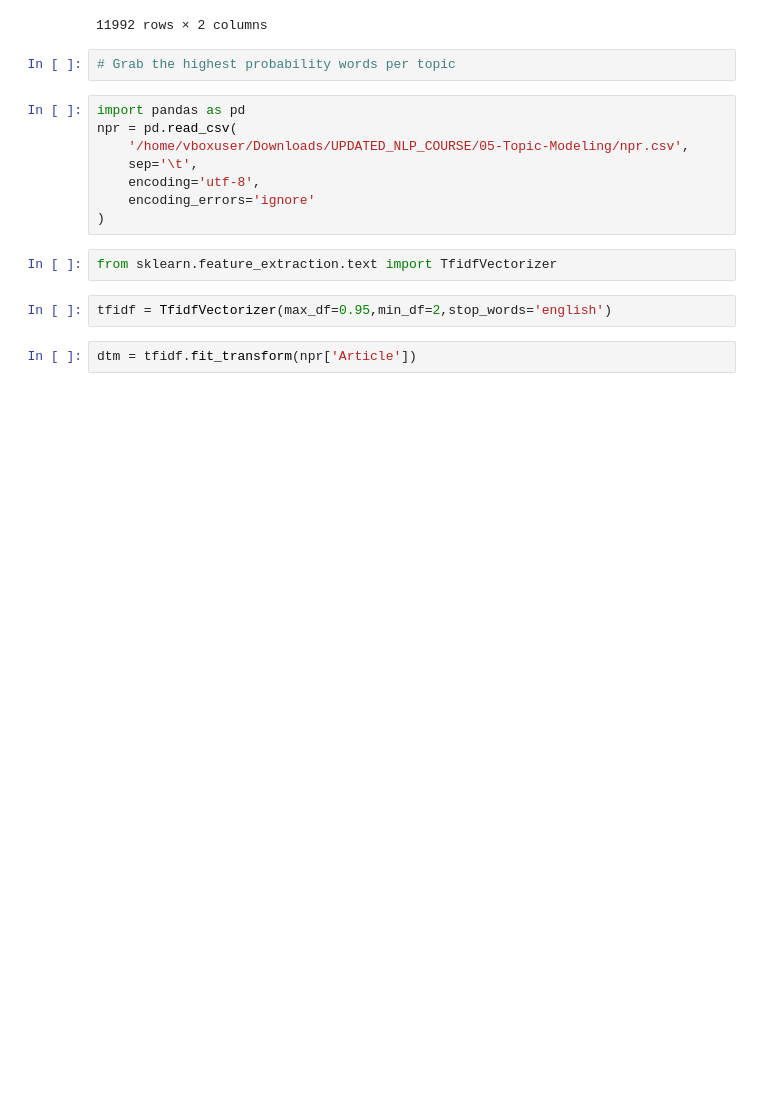
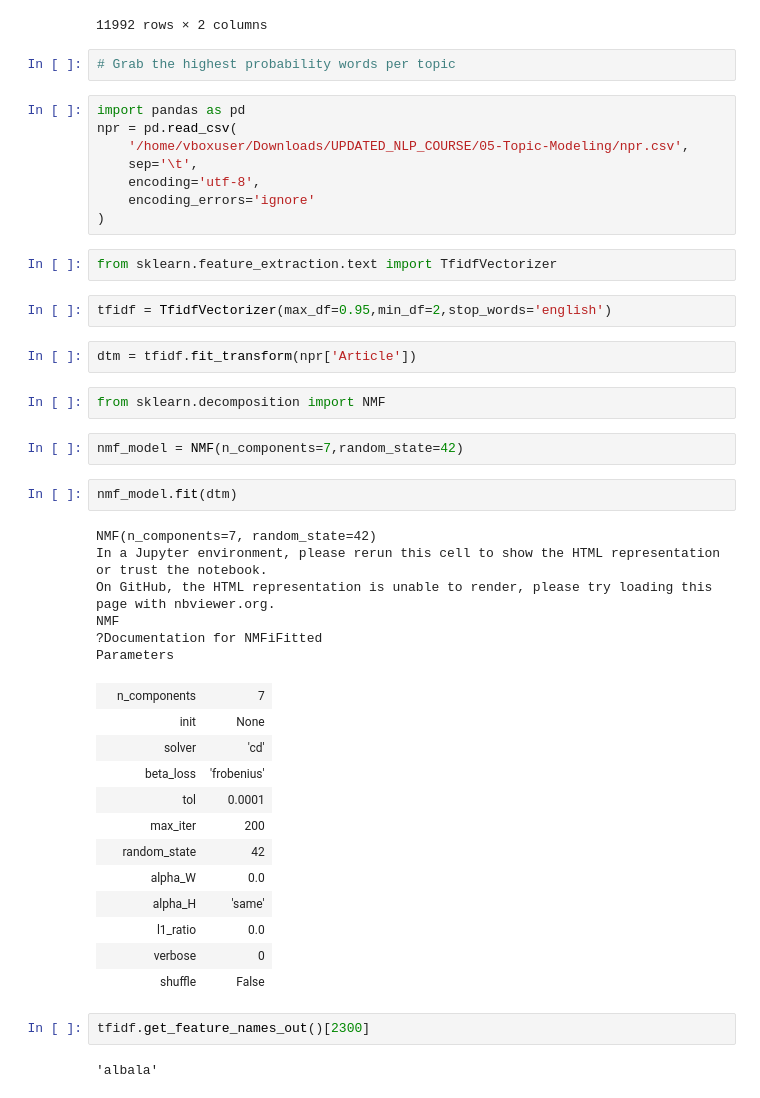
Before and after one commit to usaferreiratiago/nlp, a Jupyter notebook: notebooks/nlp.ipynb, the cells around one changed output. Saved outputs shown, nothing was run; the diff lists cells and outputs as text; blank space fills up the shorter version.

```diff
--- a/notebooks/nlp.ipynb
+++ b/notebooks/nlp.ipynb
@@ -2743,3 +2743,32 @@ from sklearn.feature_extraction.text import TfidfVectorizer
 tfidf = TfidfVectorizer(max_df=0.95,min_df=2,stop_words='english')
 # %%
 dtm = tfidf.fit_transform(npr['Article'])
+# %%
+from sklearn.decomposition import NMF
+# %%
+nmf_model = NMF(n_components=7,random_state=42)
+# %%
+nmf_model.fit(dtm)
+# %% [output]
+NMF(n_components=7, random_state=42)
+In a Jupyter environment, please rerun this cell to show the HTML representation or trust the notebook.
+On GitHub, the HTML representation is unable to render, please try loading this page with nbviewer.org.
+NMF
+?Documentation for NMFiFitted
+Parameters
+|  | n_components | 7 |
+|  | init | None |
+|  | solver | 'cd' |
+|  | beta_loss | 'frobenius' |
+|  | tol | 0.0001 |
+|  | max_iter | 200 |
+|  | random_state | 42 |
+|  | alpha_W | 0.0 |
+|  | alpha_H | 'same' |
+|  | l1_ratio | 0.0 |
+|  | verbose | 0 |
+|  | shuffle | False |
+# %%
+tfidf.get_feature_names_out()[2300]
+# %% [output]
+'albala'
```
Also changed, not shown: parts of 5 cells of this notebook.
